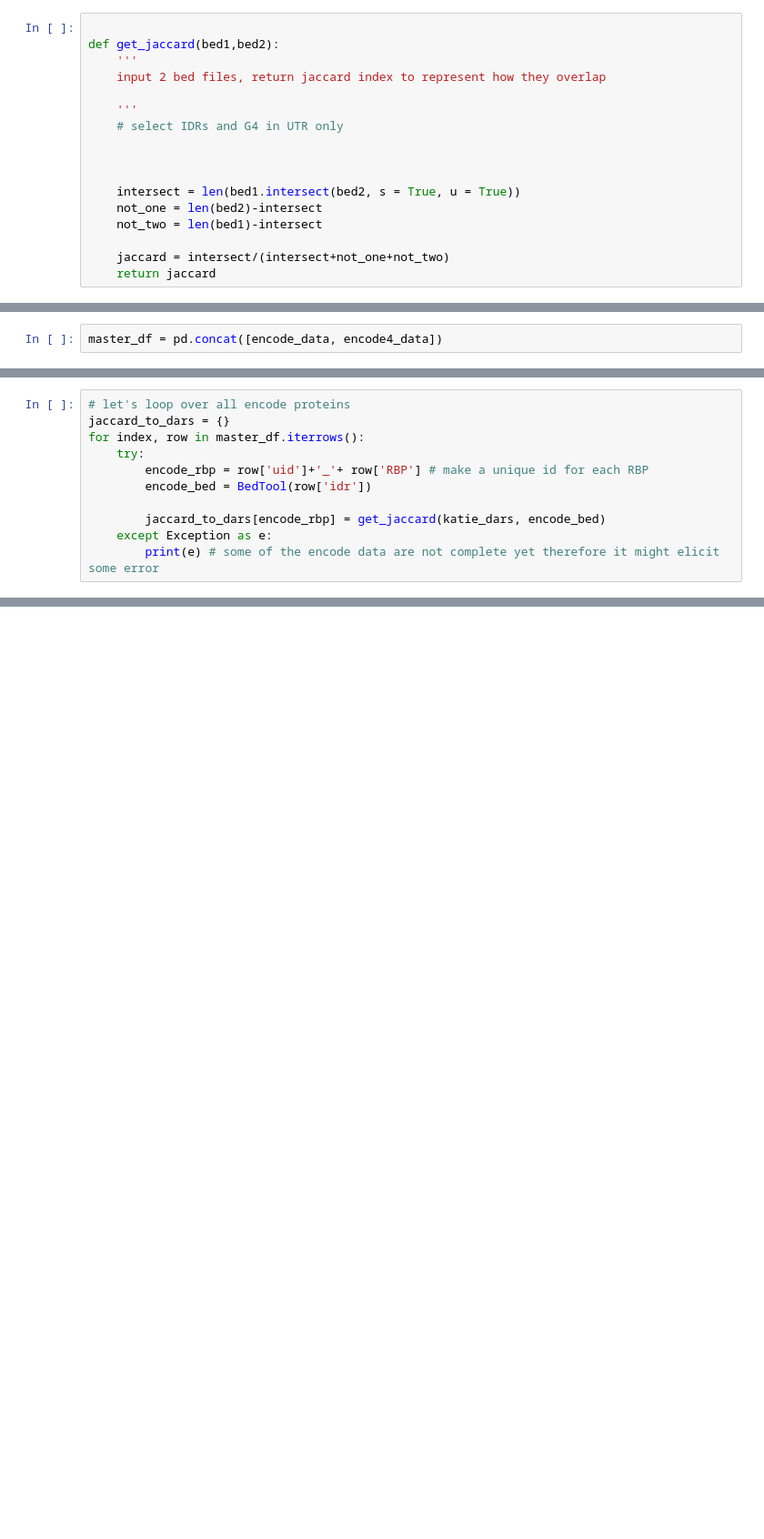
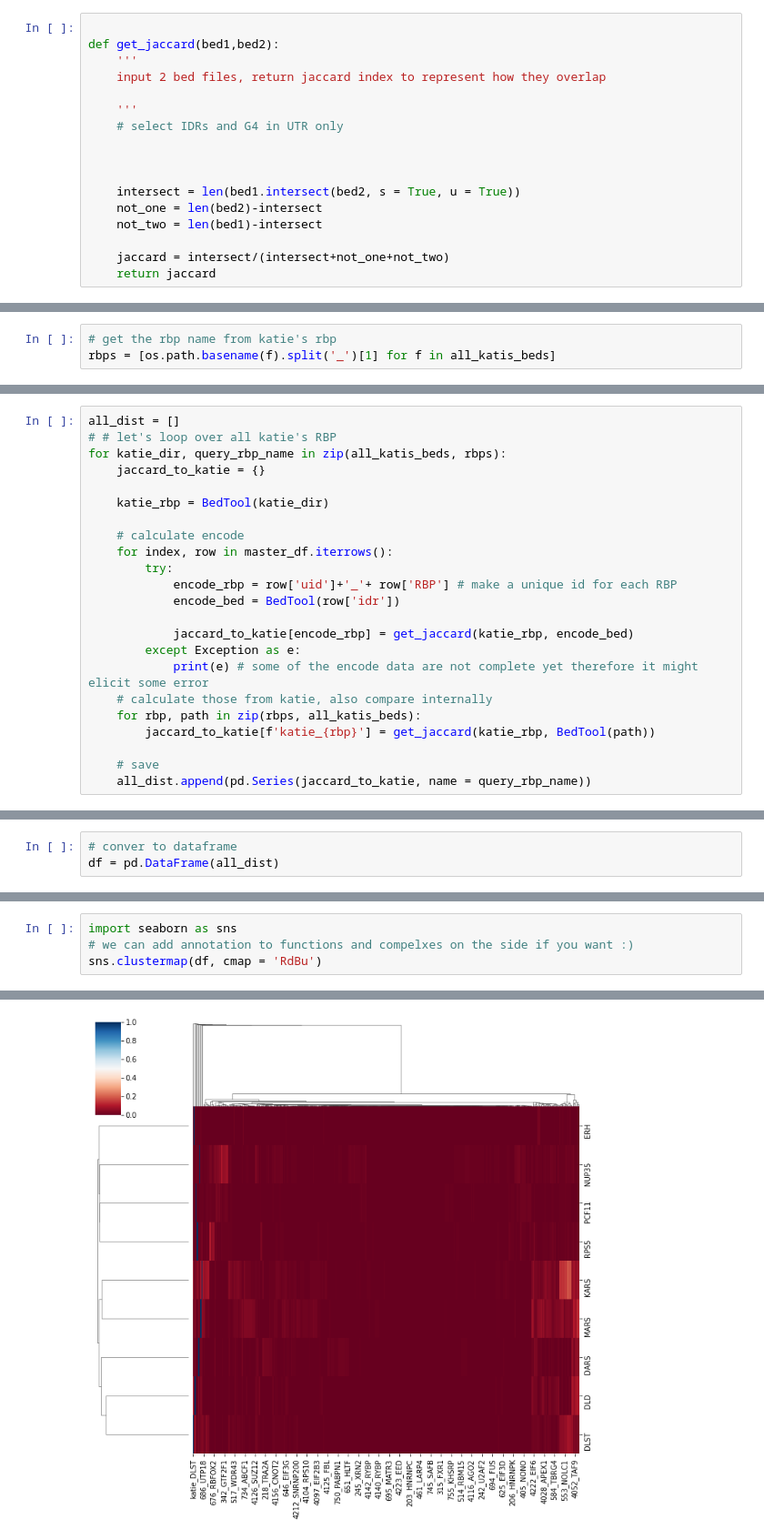
Before and after one commit to algaebrown/katie_norah_clips_scripts, a Jupyter notebook: Jaccard distance to IDR peaks.ipynb, the cells around one changed output, grey strips where cells are left out. Shown at 91% size. Cells and saved outputs as stored; diff of their text form; blank space fills up the shorter version.

Commit message:
modify for all encode and all katie's peak

```diff
--- a/Jaccard distance to IDR peaks.ipynb
+++ b/Jaccard distance to IDR peaks.ipynb
@@ -86,2 +64,0 @@ def get_jaccard(bed1,bed2):
-# %%
-master_df = pd.concat([encode_data, encode4_data])
@@ -109,2 +71,5 @@ get_jaccard(katie_dars,encode_rbfox2)
 # %% [output]
 0.09447852760736196
+# %%
+# get the rbp name from katie's rbp
+rbps = [os.path.basename(f).split('_')[1] for f in all_katis_beds]
@@ -111,14 +82,26 @@ get_jaccard(katie_dars,encode_rbfox2)
 # %%
-# let's loop over all encode proteins
-jaccard_to_dars = {}
-for index, row in master_df.iterrows():
-    try:
-        encode_rbp = row['uid']+'_'+ row['RBP'] # make a unique id for each RBP
-        encode_bed = BedTool(row['idr'])
+all_dist = []
+# # let's loop over all katie's RBP
+for katie_dir, query_rbp_name in zip(all_katis_beds, rbps):
+    jaccard_to_katie = {}
 
-        jaccard_to_dars[encode_rbp] = get_jaccard(katie_dars, encode_bed)
-    except Exception as e:
-        print(e) # some of the encode data are not complete yet therefore it might elicit some error
+    katie_rbp = BedTool(katie_dir)
+
+    # calculate encode
+    for index, row in master_df.iterrows():
+        try:
+            encode_rbp = row['uid']+'_'+ row['RBP'] # make a unique id for each RBP
+            encode_bed = BedTool(row['idr'])
+
+            jaccard_to_katie[encode_rbp] = get_jaccard(katie_rbp, encode_bed)
+        except Exception as e:
+            print(e) # some of the encode data are not complete yet therefore it might elicit some error
+    # calculate those from katie, also compare internally
+    for rbp, path in zip(rbps, all_katis_beds):
+        jaccard_to_katie[f'katie_{rbp}'] = get_jaccard(katie_rbp, BedTool(path))
+
+    # save
+    all_dist.append(pd.Series(jaccard_to_katie, name = query_rbp_name))
 # %% [output]
 File "/projects/ps-yeolab5/encore/processing/encore_master_IDR_hg38/results/encore_master_batch11a_IDR/results/4038_CLIP1_rep1.vs.4038_CLIP2_rep2.bed" does not exist
 File "/projects/ps-yeolab5/encore/processing/encore_master_IDR_hg38/results/encore_master_batch11a_IDR/results/4053_CLIP1_rep1.vs.4053_CLIP2_rep2.bed" does not exist
@@ -155,0 +123,3 @@ Length: 328, dtype: float64
+# %%
+# conver to dataframe
+df = pd.DataFrame(all_dist)
@@ -155,0 +140,5 @@ Length: 328, dtype: float64
+# %%
+import seaborn as sns
+# we can add annotation to functions and compelxes on the side if you want :)
+sns.clustermap(df, cmap = 'RdBu')
+# %% [output]
@@ -155,0 +146 @@ Length: 328, dtype: float64
+[figure, added]
```
Also changed, not shown: parts of 24 cells of this notebook, 1 other file.
